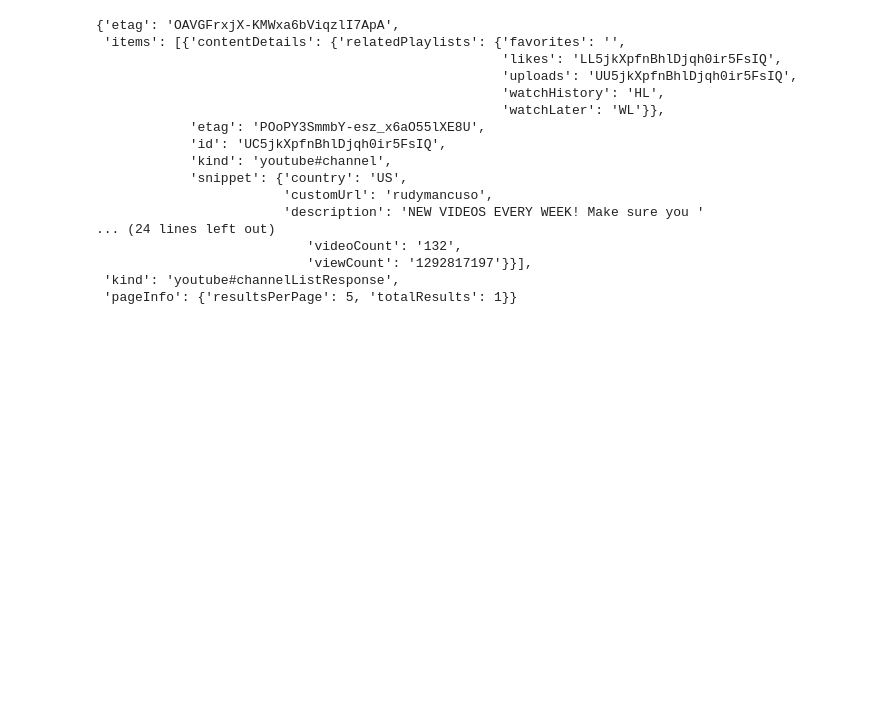
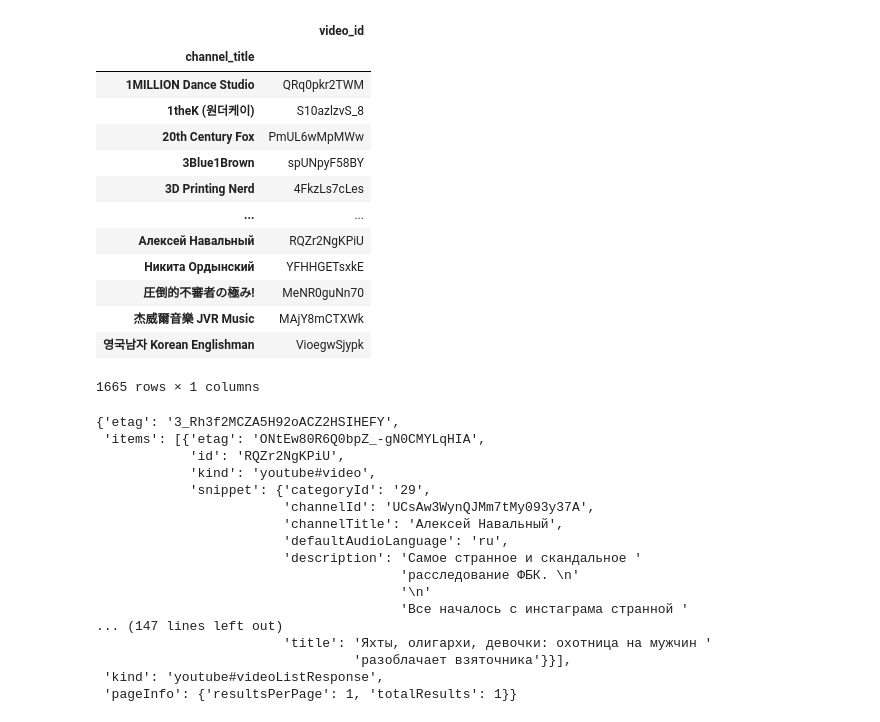
Before and after one commit to hannah8075/youtube-analysis, a Jupyter notebook: youtube_importcsvdata-Copy1.ipynb, the cells around one changed output. Cells and saved outputs as stored; diff of their text form; code cells hidden in the pictures; blank space fills up the shorter version.

```diff
--- a/youtube_importcsvdata-Copy1.ipynb
+++ b/youtube_importcsvdata-Copy1.ipynb
@@ -27,23 +48,52 @@ youtube_data_df
+# %%
+videos = clean_data["video_id"]
+videos = pd.DataFrame({"video_id": clean_data["video_id"]})
+videos
+
+
+# videos = youtube_data_df["video_id"]
+# video_id = []
+
+# for i in range(len(videos)):
+#     video_id.append((youtube_data_df.at[(i, "video_id")]))
+
+# videoid_list = pd.DataFrame({"Video_id": video_id})
+# vid_list = videoid_list.iloc[0:5, :]
+# vid_list
+# %% [output]
+|  | video_id |
+| channel_title |  |
+| 1MILLION Dance Studio | QRq0pkr2TWM |
+| 1theK (원더케이) | S10azlzvS_8 |
+| 20th Century Fox | PmUL6wMpMWw |
+| 3Blue1Brown | spUNpyF58BY |
+| 3D Printing Nerd | 4FkzLs7cLes |
+| ... | ... |
+| Алексей Навальный | RQZr2NgKPiU |
+| Никита Ордынский | YFHHGETsxkE |
+| 圧倒的不審者の極み! | MeNR0guNn70 |
+| 杰威爾音樂 JVR Music | MAjY8mCTXWk |
+| 영국남자 Korean Englishman | VioegwSjypk |
+1665 rows × 1 columns
 # %%
-query_url = f"https://www.googleapis.com/youtube/v3/channels?part=snippet%2CcontentDetails%2Cstatistics&forUsername=RudyMancuso&key={api_key}"
-
-response = requests.get(query_url).json()
+video_url = f"https://www.googleapis.com/youtube/v3/videos?part=snippet&id=RQZr2NgKPiU&key={api_key}"
+response = requests.get(video_url).json()
 pprint(response)
 # %% [output]
-{'etag': 'OAVGFrxjX-KMWxa6bViqzlI7ApA',
- 'items': [{'contentDetails': {'relatedPlaylists': {'favorites': '',
-                                                    'likes': 'LL5jkXpfnBhlDjqh0ir5FsIQ',
-                                                    'uploads': 'UU5jkXpfnBhlDjqh0ir5FsIQ',
-                                                    'watchHistory': 'HL',
-                                                    'watchLater': 'WL'}},
-            'etag': 'POoPY3SmmbY-esz_x6aO55lXE8U',
-            'id': 'UC5jkXpfnBhlDjqh0ir5FsIQ',
-            'kind': 'youtube#channel',
-            'snippet': {'country': 'US',
-                        'customUrl': 'rudymancuso',
-                        'description': 'NEW VIDEOS EVERY WEEK! Make sure you '
-... (24 lines left out)
-                           'videoCount': '132',
-                           'viewCount': '1292817197'}}],
- 'kind': 'youtube#channelListResponse',
- 'pageInfo': {'resultsPerPage': 5, 'totalResults': 1}}
+{'etag': '3_Rh3f2MCZA5H92oACZ2HSIHEFY',
+ 'items': [{'etag': 'ONtEw80R6Q0bpZ_-gN0CMYLqHIA',
+            'id': 'RQZr2NgKPiU',
+            'kind': 'youtube#video',
+            'snippet': {'categoryId': '29',
+                        'channelId': 'UCsAw3WynQJMm7tMy093y37A',
+                        'channelTitle': 'Алексей Навальный',
+                        'defaultAudioLanguage': 'ru',
+                        'description': 'Самое странное и скандальное '
+                                       'расследование ФБК. \n'
+                                       '\n'
+                                       'Все началось с инстаграма странной '
+... (147 lines left out)
+                        'title': 'Яхты, олигархи, девочки: охотница на мужчин '
+                                 'разоблачает взяточника'}}],
+ 'kind': 'youtube#videoListResponse',
+ 'pageInfo': {'resultsPerPage': 1, 'totalResults': 1}}
```
Also changed, not shown: parts of 11 cells of this notebook, 2 other files.
